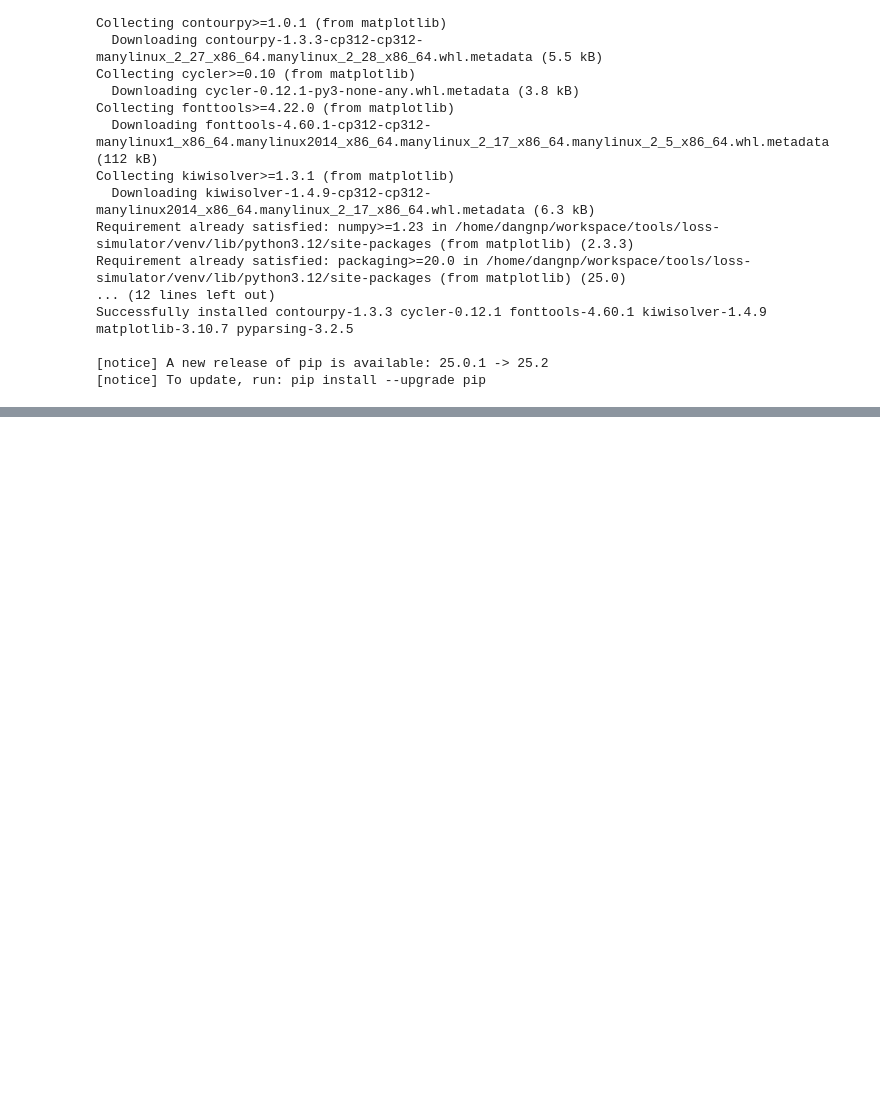
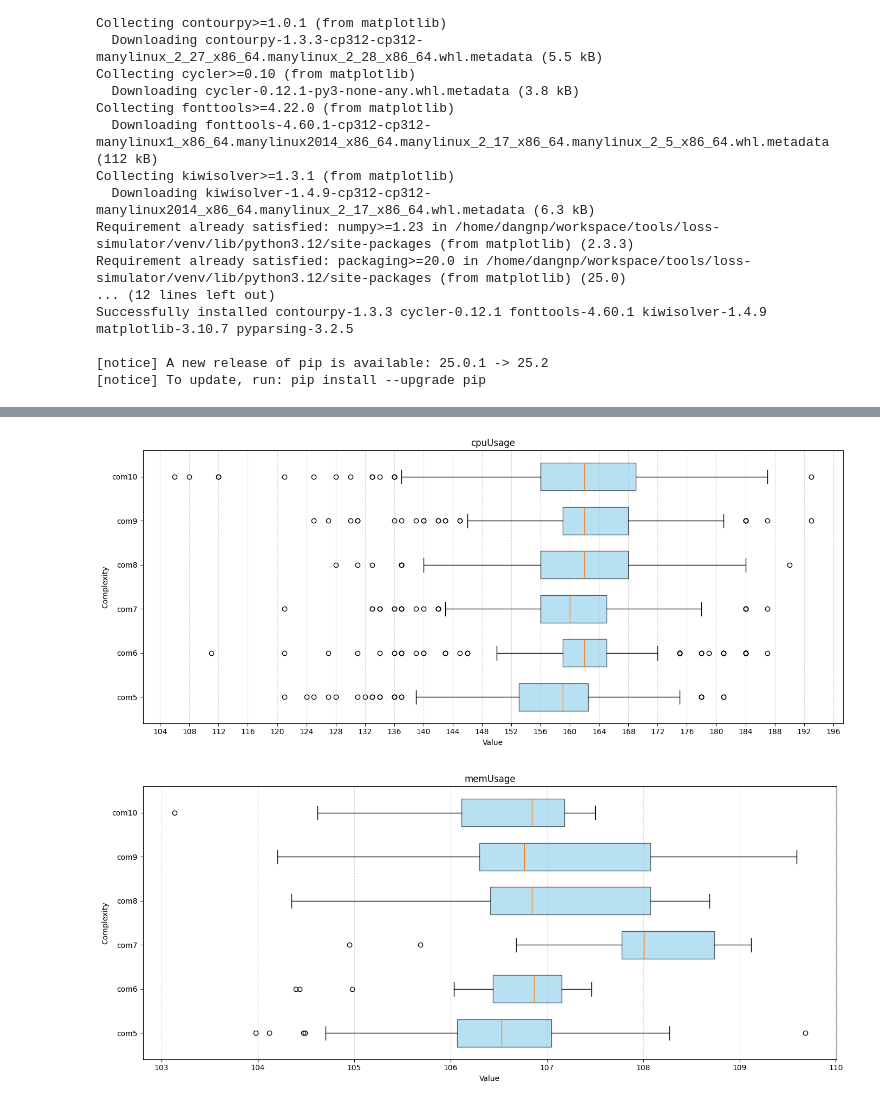
Before and after one commit to dangnguyenphuc/packet-loss-simulator, a Jupyter notebook: PLCMOS/main.ipynb, the cells around one changed output, grey strips where cells are left out. Drawn from its saved outputs; the diff is of its cells as text; code cells hidden in the pictures; blank space fills up the shorter version.

```diff
--- a/PLCMOS/main.ipynb
+++ b/PLCMOS/main.ipynb
@@ -474,0 +476,3 @@ for version in ["1.3", "1.5"]:
+# %%
+targetFolders = [folder for folder in os.listdir("./") if os.path.isdir(folder) and folder.startswith("com")]
+targetFolders
@@ -474,0 +612,6 @@ for version in ["1.3", "1.5"]:
+# %%
+for key,val in opus3Data.items():
+    drawBoxplot(val, key)
+# %% [output]
+[figure, added]
+[figure, added]
```
Also changed, not shown: parts of 9 cells of this notebook.
